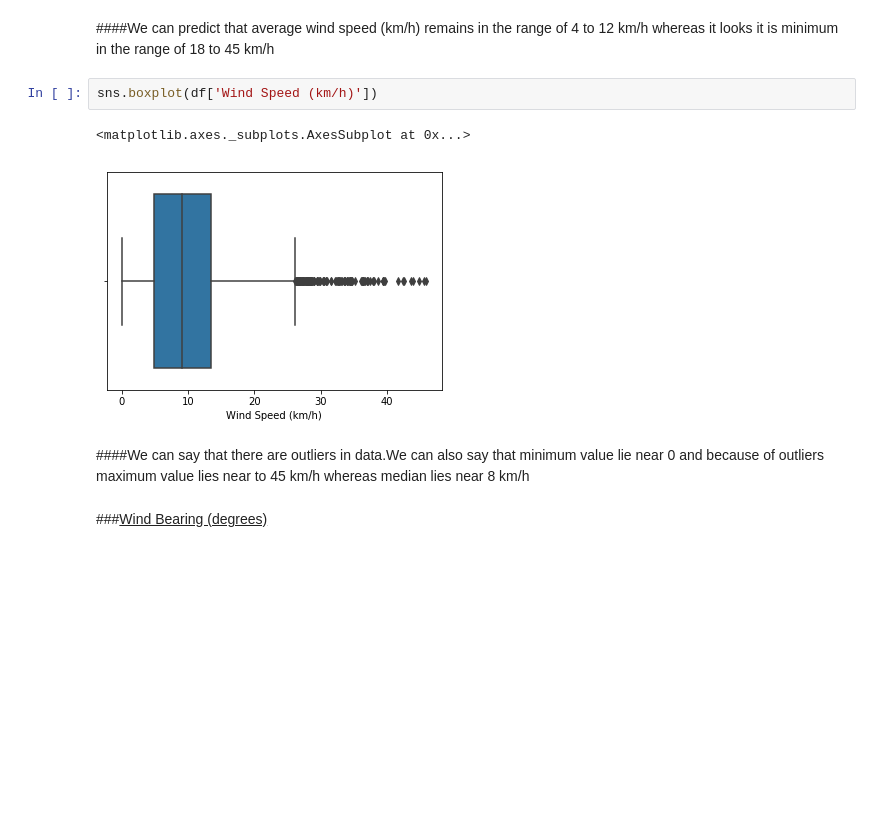
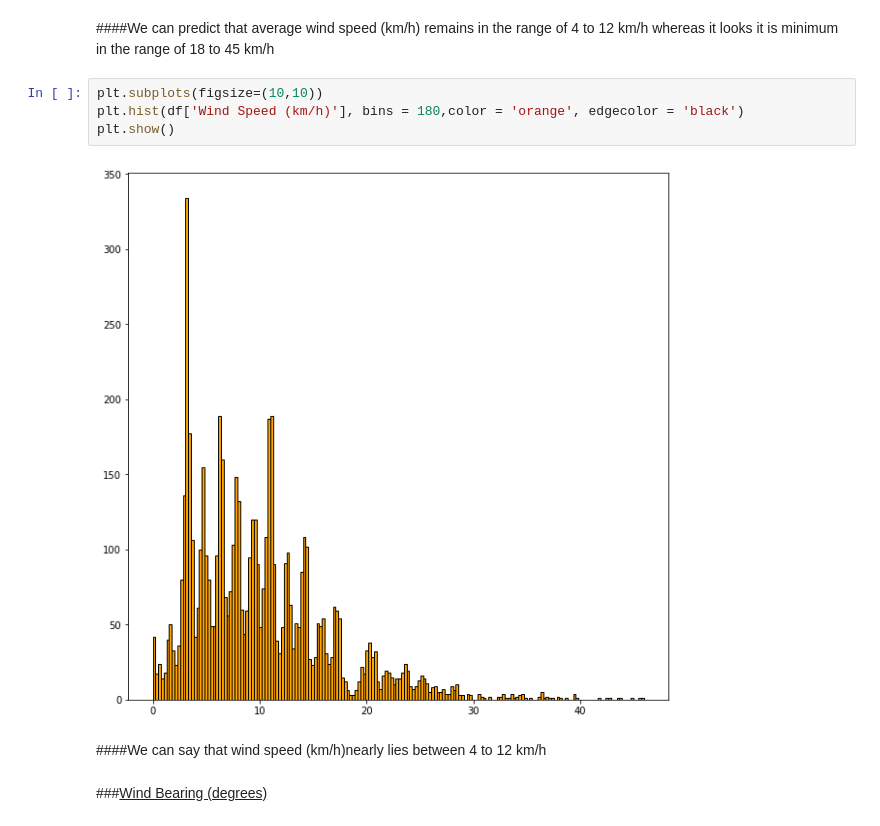
Before and after one commit to Akshay2224/Apparent-Temperature, a Jupyter notebook: Apparent_Temp_Project.ipynb, the cells around one changed output. Cells and saved outputs as stored; diff of their text form; blank space fills up the shorter version.

```diff
--- a/Apparent_Temp_Project.ipynb
+++ b/Apparent_Temp_Project.ipynb
@@ -475,13 +463,14 @@ sns.distplot(df['Wind Speed (km/h)'],color='red')
 [figure]
 # %% [markdown]
 ####We can predict that average wind speed (km/h) remains in the range of 4 to 12 km/h whereas it looks it is minimum in the range of 18 to 45 km/h
-# %%
-sns.boxplot(df['Wind Speed (km/h)'])
-# %% [output]
-<matplotlib.axes._subplots.AxesSubplot at 0x...>
-[figure, removed]
-# %% [markdown]
-####We can say that there are outliers in data.We can also say that minimum value lie near 0 and because of outliers maximum value lies near to 45 km/h whereas median lies near 8 km/h
+# %%
+plt.subplots(figsize=(10,10))
+plt.hist(df['Wind Speed (km/h)'], bins = 180,color = 'orange', edgecolor = 'black')
+plt.show()
+# %% [output]
+[figure, added]
+# %% [markdown]
+####We can say that wind speed (km/h)nearly lies between 4 to 12 km/h
 # %% [markdown]
 ###<u>Wind Bearing (degrees)</u>
 # %%
```
Also changed, not shown: parts of 22 cells of this notebook.
